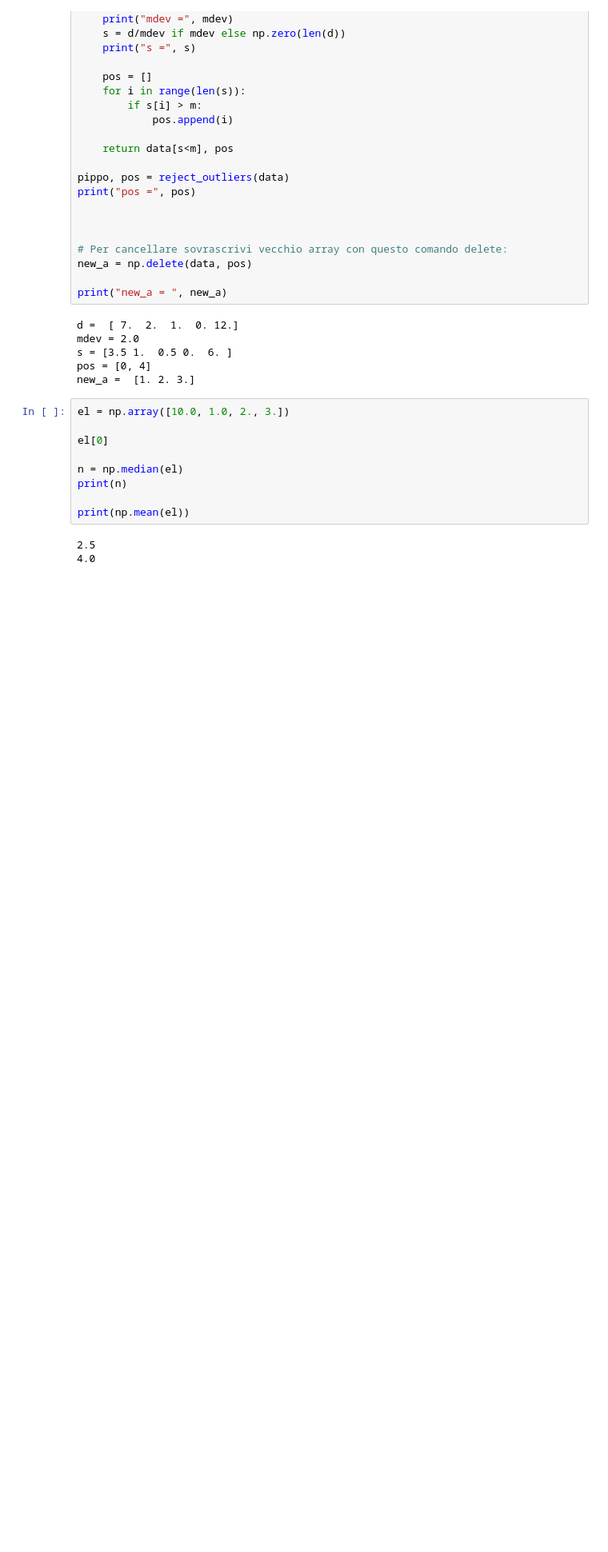
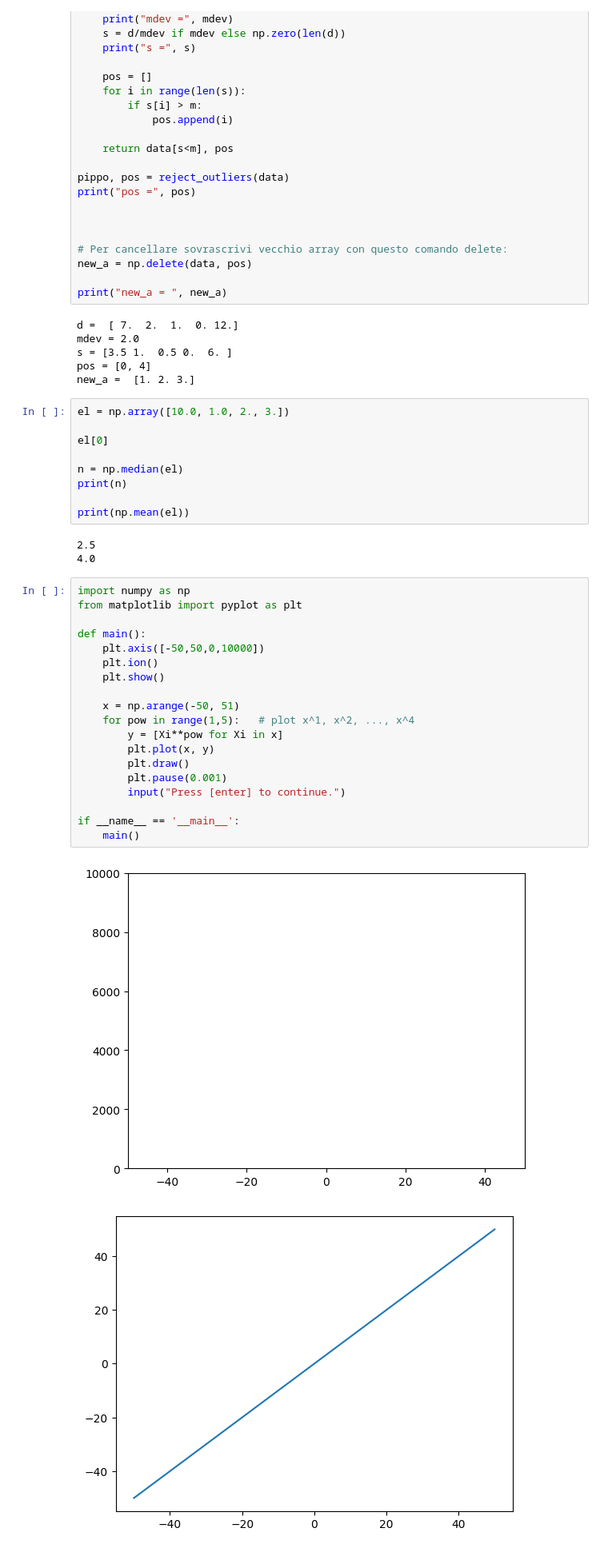
Before and after one commit to rktessa/Blimp, a Jupyter notebook: Untitled.ipynb, the cells around one changed output. Shown at 80% size. Cells and saved outputs as stored; diff of their text form; blank space fills up the shorter version.

```diff
--- a/Untitled.ipynb
+++ b/Untitled.ipynb
@@ -437,3 +437,25 @@ print(np.mean(el))
 # %% [output]
 2.5
 4.0
+# %%
+import numpy as np
+from matplotlib import pyplot as plt
+
+def main():
+    plt.axis([-50,50,0,10000])
+    plt.ion()
+    plt.show()
+
+    x = np.arange(-50, 51)
+    for pow in range(1,5):   # plot x^1, x^2, ..., x^4
+        y = [Xi**pow for Xi in x]
+        plt.plot(x, y)
+        plt.draw()
+        plt.pause(0.001)
+        input("Press [enter] to continue.")
+
+if __name__ == '__main__':
+    main()
+# %% [output]
+[figure, added]
+[figure, added]
```
Also changed, not shown: parts of 1 cell of this notebook, 7 other files.
